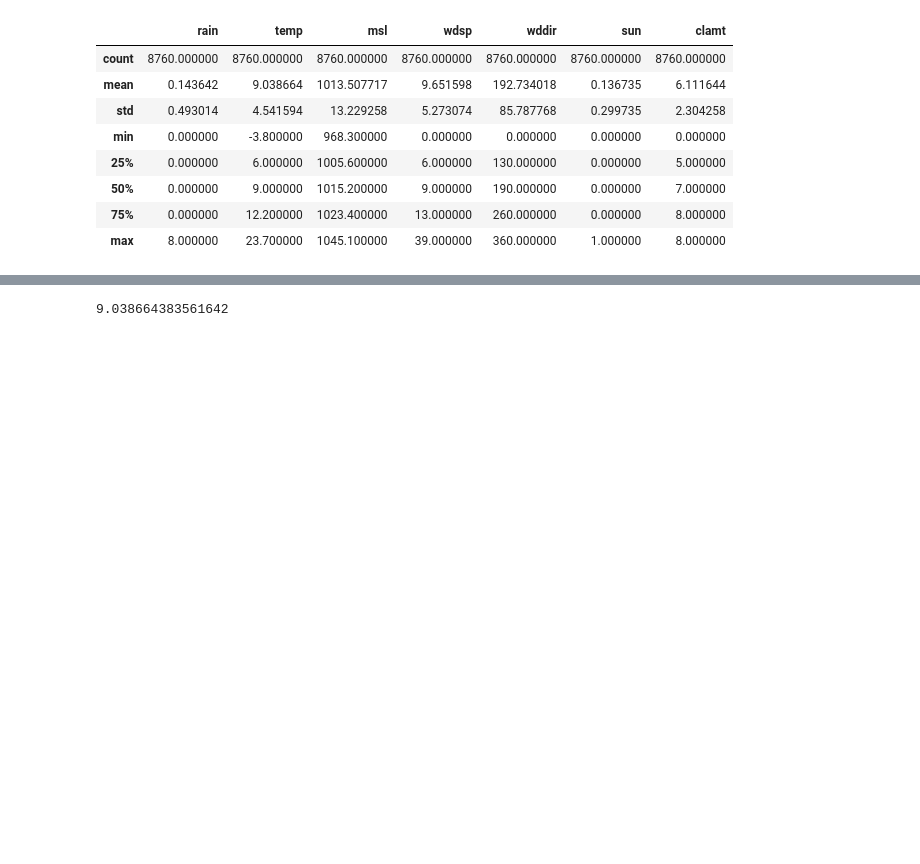
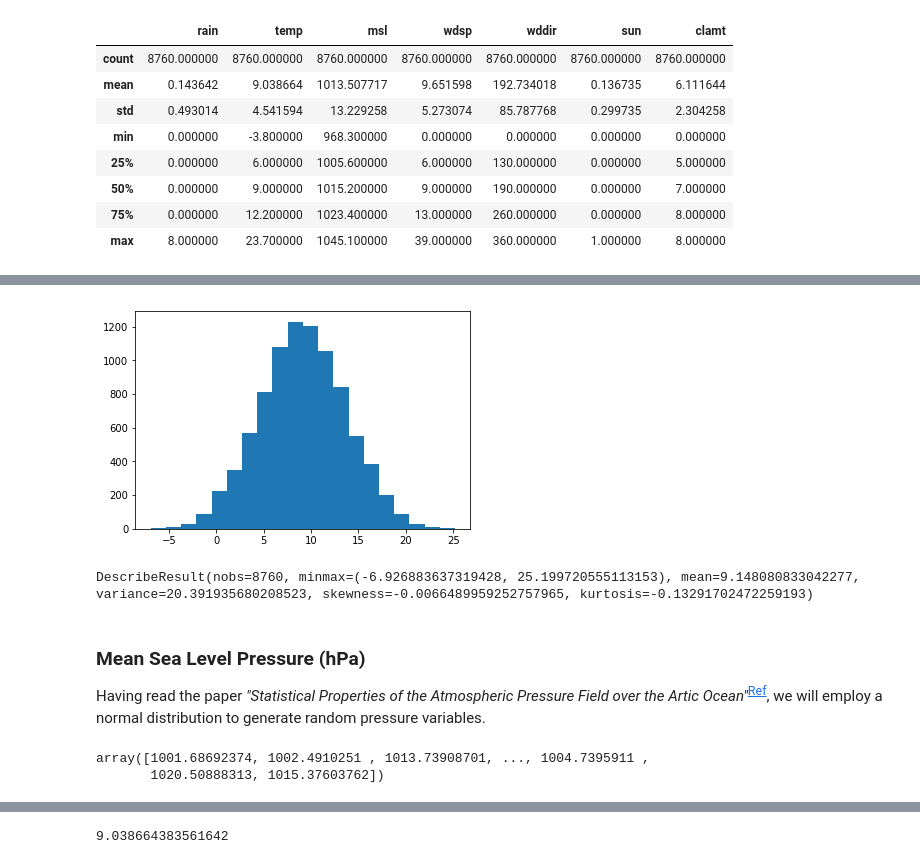
Before and after one commit to jruther/Programming_for_DA_PROJECT, a Jupyter notebook: Programming for DA _PROJECT.ipynb, the cells around one changed output, grey strips where cells are left out. Drawn from its saved outputs; the diff is of its cells as text; code cells hidden in the pictures; blank space fills up the shorter version.

Commit message:
more distributions!

```diff
--- a/Programming for DA _PROJECT.ipynb
+++ b/Programming for DA _PROJECT.ipynb
@@ -93,0 +168,17 @@ NameError: name 'plt' is not defined
+# %%
+count, bins, ignored = plt.hist(Temp,20)
+# %% [output]
+[figure, added]
+# %%
+stats.describe(Temp)
+# %% [output]
+DescribeResult(nobs=8760, minmax=(-6.926883637319428, 25.199720555113153), mean=9.148080833042277, variance=20.391935680208523, skewness=-0.0066489959252757965, kurtosis=-0.13291702472259193)
+# %% [markdown]
+### Mean Sea Level Pressure (hPa)
+Having read the paper *"Statistical Properties of the Atmospheric Pressure Field over the Artic Ocean"*<sup>[Ref](https://journals.ametsoc.org/doi/pdf/10.1175/1520-0469%281982%29039%3C2229%3ASPOTAP%3E2.0.CO%3B2)</sup>, we will employ a normal distribution to generate random pressure variables.
+# %%
+MSL = np.random.normal(1013.5, 13.22, 8760)
+MSL
+# %% [output]
+array([1001.68692374, 1002.4910251 , 1013.73908701, ..., 1004.7395911 ,
+       1020.50888313, 1015.37603762])
```
Also changed, not shown: parts of 33 cells of this notebook.
